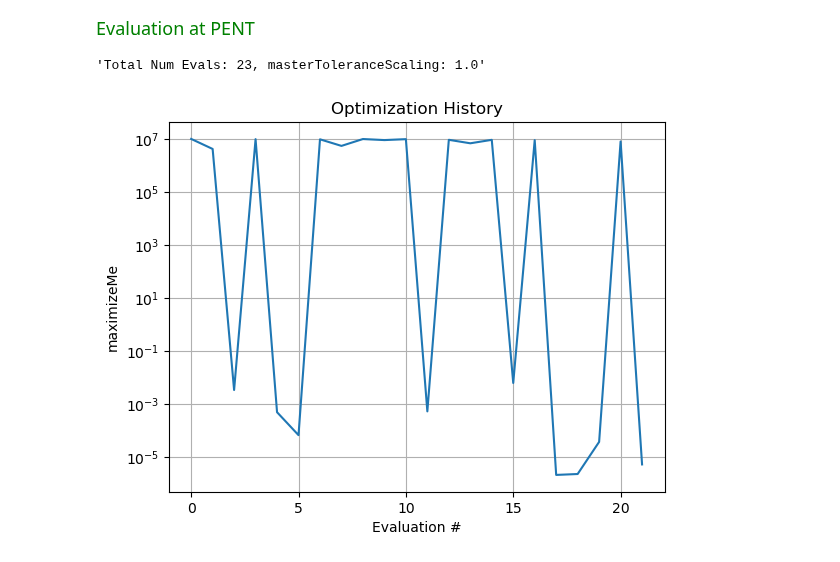
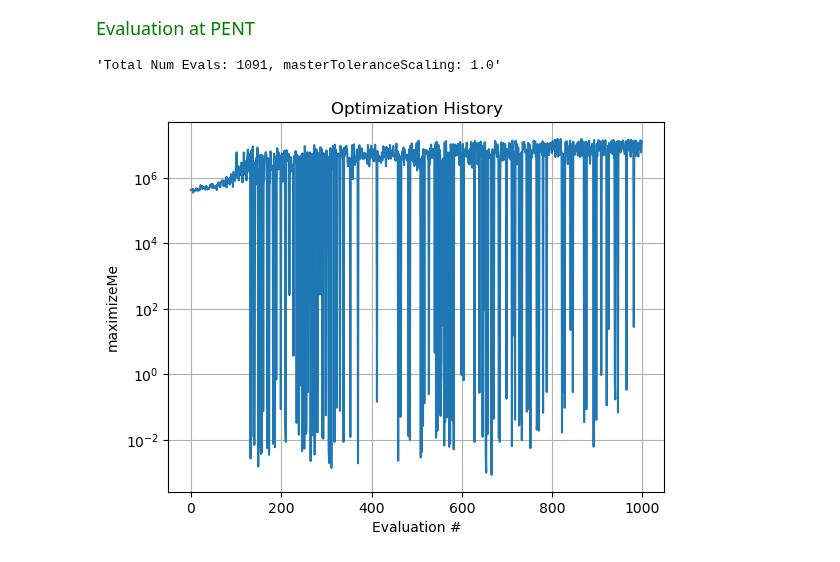
Before and after one commit to slaclab/FACET2-S2E, a Jupyter notebook: Generalized optimization - tmp.ipynb, the cells around one changed output. Drawn from its saved outputs; the diff is of its cells as text; code cells hidden in the pictures.

```diff
--- a/Generalized optimization - tmp.ipynb
+++ b/Generalized optimization - tmp.ipynb
@@ -18,7 +18,7 @@ tao = initializeTao(
     inputBeamFilePathSuffix = inputBeamFilePathSuffix,
 
     csrTF = csrTF,
-    #numMacroParticles=1e4,
+    numMacroParticles=1e4,
     scratchPath = "/tmp",
     randomizeFileNames = True
 )
@@ -130,10 +130,10 @@ pbounds = {
     # 'Q1DkG':  eval(importedDefaultSettings["Q1DkGBounds"]),
     # 'Q2DkG':  eval(importedDefaultSettings["Q2DkGBounds"]),
 
-    "XC1FFkG" : tuple(2 * x for x in eval(importedDefaultSettings["XC1FFkGBounds"])), #2024-10-11: Extending bounds as proxy for tuning final chicane dipole strength
-    "XC3FFkG" : eval(importedDefaultSettings["XC3FFkGBounds"]),
-    "YC1FFkG" : eval(importedDefaultSettings["YC1FFkGBounds"]),
-    "YC2FFkG" : eval(importedDefaultSettings["YC2FFkGBounds"]),
+    # "XC1FFkG" : tuple(2 * x for x in eval(importedDefaultSettings["XC1FFkGBounds"])), #2024-10-11: Extending bounds as proxy for tuning final chicane dipole strength
+    # "XC3FFkG" : eval(importedDefaultSettings["XC3FFkGBounds"]),
+    # "YC1FFkG" : eval(importedDefaultSettings["YC1FFkGBounds"]),
+    # "YC2FFkG" : eval(importedDefaultSettings["YC2FFkGBounds"]),
 }
 
 
@@ -282,7 +282,7 @@ def specificOptimizer(
         driveLengthThreshold   = lengthLimitMultiplier * 500e-6 * masterToleranceScaling
         witnessLengthThreshold = lengthLimitMultiplier * 500e-6 * masterToleranceScaling
 
-        slicewiseBMAGThreshold = 2.0 + ( 0.2 * (masterToleranceScaling - 1) ) #1.1
+        slicewiseBMAGThreshold = 1.2 + ( 0.2 * (masterToleranceScaling - 1) ) #1.1
 
 
         # Penalize losing charge
@@ -336,12 +336,16 @@ def specificOptimizer(
         #2024-11-27-10-11-23: Require each slice to comply
         # savedData["errorTerm_BMAG_rule"] = enableTransverse * 1e3 * (
         #     np.sum([rampToZero(activeBMAG, slicewiseBMAGThreshold, 1) ** 2 for activeBMAG in savedData[f"PDrive_sliced_BMAG_x"]]) +
-        #     0 #Comment out to ignore y: np.sum([rampToZero(activeBMAG, slicewiseBMAGThreshold, 1) ** 2 for activeBMAG in savedData[f"PDrive_sliced_BMAG_y"]])
+        #     np.sum([rampToZero(activeBMAG, slicewiseBMAGThreshold, 1) ** 2 for activeBMAG in savedData[f"PDrive_sliced_BMAG_y"]])
         # )
 
         #2025-04-04-17-05-10: Special term to prevent optimizer from slipping into pencil beam
         #savedData["errorTerm_minimalEnergySpread"] = 1e3 * ( rampToZeroFlip( P["sigma_energy"],  90e6 ) ) ** 2
 
+        #Special term, true RMS spot size
+        savedData["PDrive_rms100_x"] = np.std( P.x )
+        savedData["PDrive_rms100_y"] = np.std( P.y )
+        savedData["PDrive_rms100_z"] = np.std( P.z )
 
         # The mainObjective defines the primary goal of the optimization, subject to the constraints imposed with the penalties above
         # Uncomment or add terms as required
@@ -399,6 +403,9 @@ def specificOptimizer(
                     rampToZero(savedData[f"PDrive_fitSigma_x"],                      0 * driveSpotThreshold,     10e-6) ** 2,
                     rampToZero(savedData[f"PDrive_fitSigma_y"],                      0 * driveSpotThreshold,     10e-6) ** 2,
                     rampToZero(savedData[f"PDrive_fitSigma_z"],                      0 * driveLengthThreshold,   10e-6) ** 2,
+
+                    # savedData["PDrive_rms100_x"] ** 2,
+                    # savedData["PDrive_rms100_y"] ** 2,
         ])
 
 
@@ -604,8 +611,8 @@ from scipy.optimize import minimize
 from IPython.display import display, update_display
 
 # Different optimizers; pick one based on your needs
-#optimizationType = "differentialEvolution"  #Classic, standard for exploration
-optimizationType = "nelderMead"             #Classic, standard for refinement
+optimizationType = "differentialEvolution"  #Classic, standard for exploration
+#optimizationType = "nelderMead"             #Classic, standard for refinement
 #optimizationType = "L-BFGS-B"               #This never seems to work; I think the problem is too noisy to get a reasonable Hessian
 #optimizationType = "powell"                 #This rarely seems to help; I think the orthogonal approach is not appropriate for this problem
 #optimizationType = "COBYQA"                 #Seems promising. Not timid about making big, coordinated moves. I like it more for refinement though. Seems (much) more likely than nelderMead to give up too early though...
@@ -646,7 +653,7 @@ match optimizationType:
                     populationDE[:, i] = np.random.normal(mean, std_dev, totalPopSize)
 
             case "smartStart":
-                sampleSize  = 1000          # broad initial sweep
+                sampleSize  = 500          # broad initial sweep
                 print(f"Running DE smartStart. Sampling {sampleSize} random points")
 
                 # Step 1-2: draw & clip
@@ -734,32 +741,32 @@ match optimizationType:
 
         #Initial point(s) to check
         optimizer.probe(
             params={key: importedDefaultSettings[key] for key in pbounds.keys()},
             lazy=True,
         )
 
         #Refer to https://bayesian-optimization.github.io/BayesianOptimization/exploitation_vs_exploration.html
         #and https://github.com/bayesian-optimization/BayesianOptimization/blob/master/bayes_opt/bayesian_optimization.py
         boInitialKappa = 10 + 0*10.
         boFinalKappa = 1e-6 + 0*0.1
         boNumIter = 2000
         boKappaDecay = (boFinalKappa / boInitialKappa)**(1/boNumIter)
 
         acquisition_function = bayes_opt.util.UtilityFunction(
                                            kind='ucb',
                                            kappa=boInitialKappa,         #Default 2.576
                                            xi=0.0,              #Default 0
                                            kappa_decay=boKappaDecay,       #Default 0
                                            kappa_decay_delay=0  #Default 0
                                         )
 
         optimizer.maximize(
             init_points=200, #Initial, random points. Unwise to omit. "Often, 2*dim to 5*dim random points are recommended before switching to model-driven exploration."
             n_iter=boNumIter,
             acquisition_function=acquisition_function
         )
 
 print(problem.history)
 # %% [output]
-'Total Num Evals: 23, masterToleranceScaling: 1.0'
+'Total Num Evals: 1091, masterToleranceScaling: 1.0'
-[figure, old version]
+[figure, new version]
```
Also changed, not shown: parts of 1 cell of this notebook, 4 other files.
